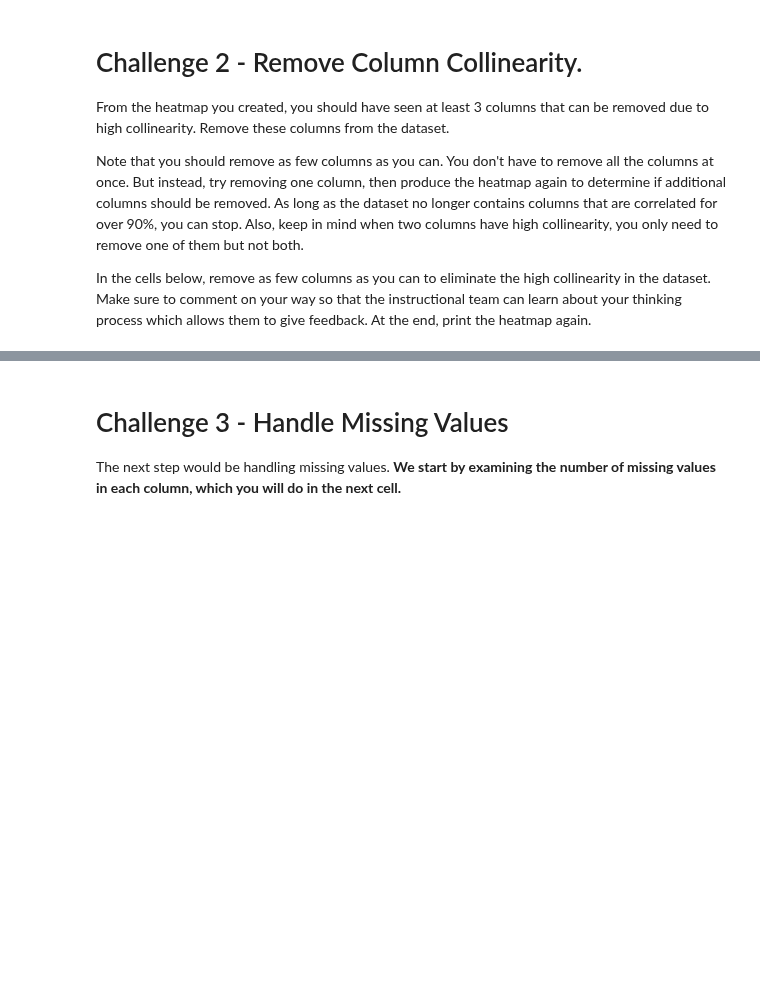
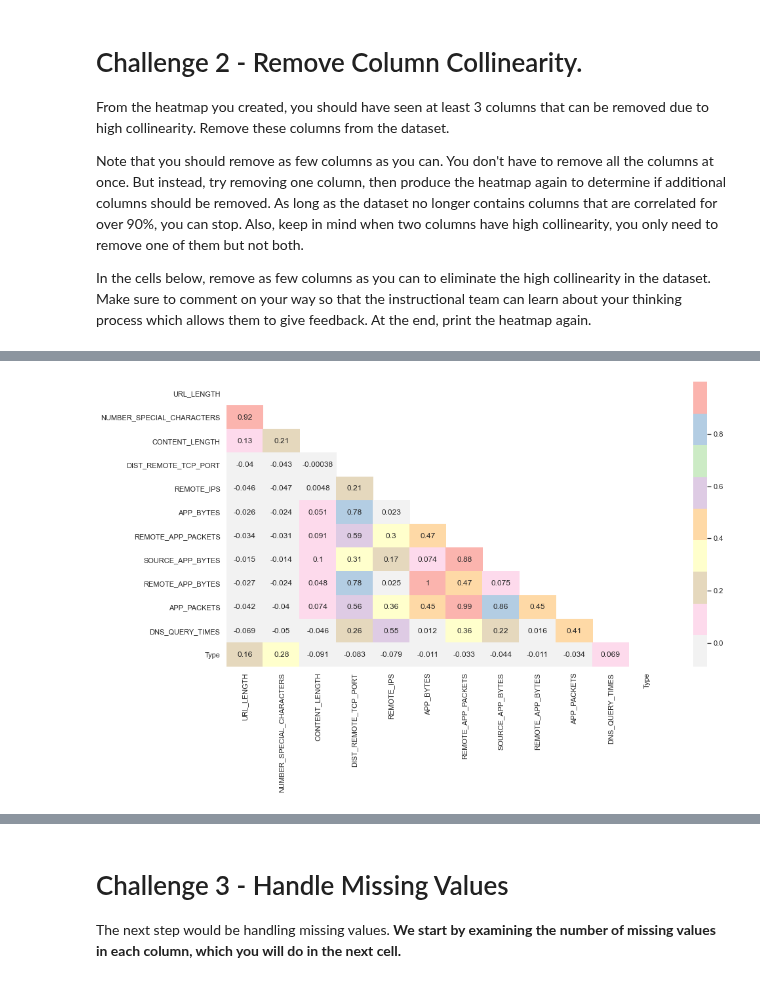
Before and after one commit to ta-data-mexpt/lab-supervised-learning, a Jupyter notebook: your-code/main.ipynb, the cells around one changed output, grey strips where cells are left out. Cells and saved outputs as stored; diff of their text form; code cells hidden in the pictures; blank space fills up the shorter version.

```diff
--- a/your-code/main.ipynb
+++ b/your-code/main.ipynb
@@ -69,2 +165,6 @@ In the cells below, remove as few columns as you can to eliminate the high colli
 # %%
 # Your comment here
+website2 = website1.drop('TCP_CONVERSATION_EXCHANGE', axis=1)
+heat_map(website2)
+# %% [output]
+[figure, added]
```
Also changed, not shown: parts of 28 cells of this notebook.
